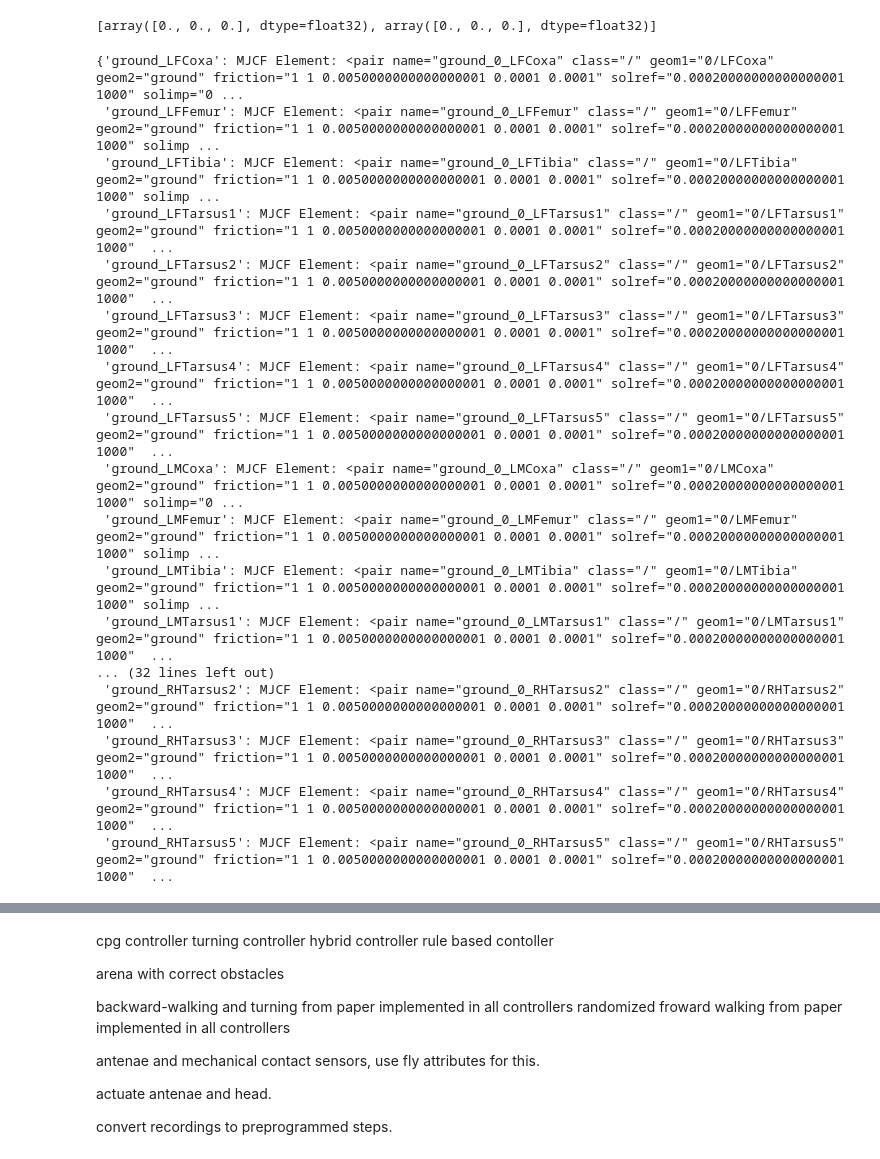
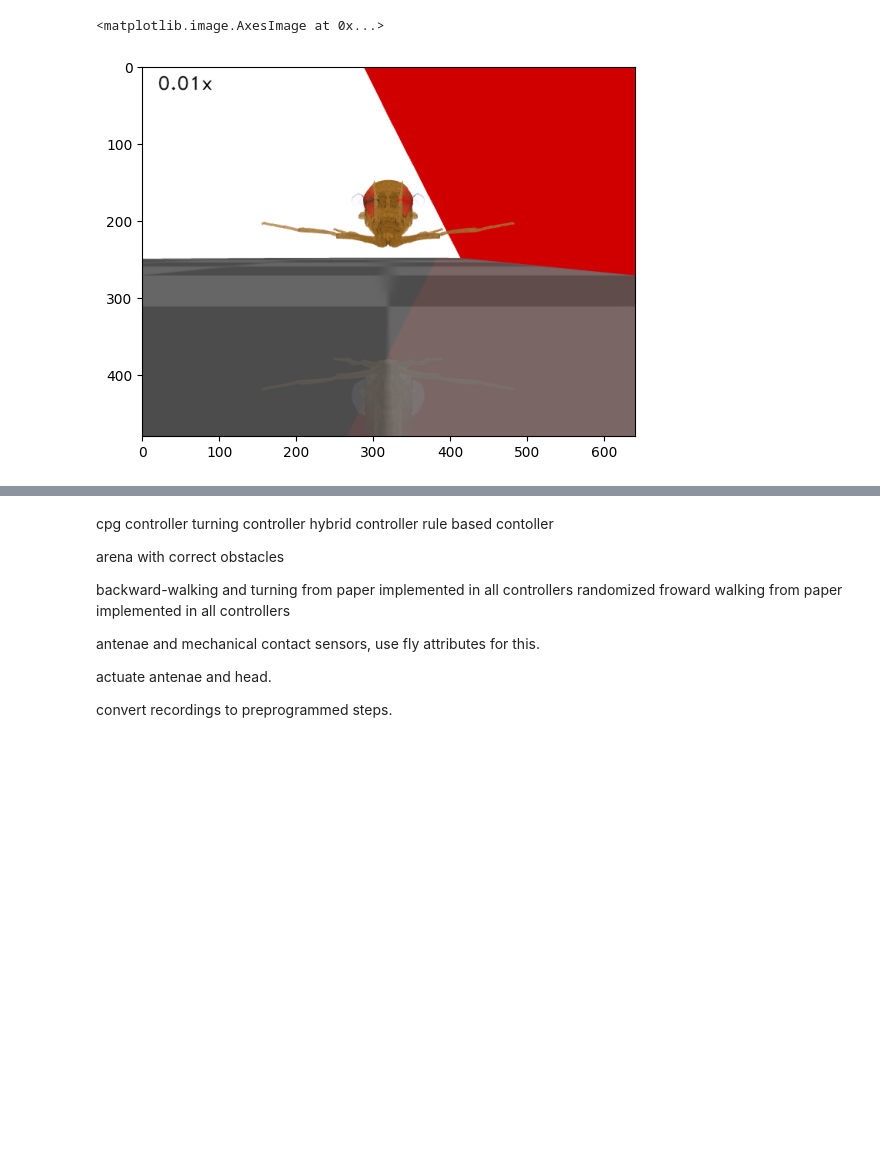
Before and after one commit to danielmaleh/CoBAR_grp7, a Jupyter notebook: main_daniel.ipynb, the cells around one changed output, grey strips where cells are left out. Cells and saved outputs as stored; diff of their text form; code cells hidden in the pictures; blank space fills up the shorter version.

```diff
--- a/main_daniel.ipynb
+++ b/main_daniel.ipynb
@@ -64,24 +64,4 @@ floor_contacts
 # %%
-# most of the parameters previously passed to Parameters are now passed to Fly.
-# check the documentation for more details.
-fly = Fly(
-    spawn_pos=(0, 0, 0.5),
-    actuated_joints=actuated_joints,
-    contact_sensor_placements=["LArista", "RArista"],
-    # floor_collisions=floor_contacts,
-)
-
-cameras = [
-    Camera(fly=fly, camera_id=f"Animat/camera_{side}", window_size=(256, 256))
-    for side in ["left", "right", "top", "front", "head_zoomin", "left_top_zoomout"]
-]
-
-cam = Camera(
-    fly=fly,
-    # camera_id="Animat/camera_head_zoomin",
-    camera_id="Animat/camera_front_zoomout_long",
-)
-
 # Initialize CPG network
 intrinsic_freqs = np.ones(6) * 12
 intrinsic_amps = np.ones(6) * 1
@@ -107,39 +87,66 @@ cpg = cpg_controller.CPGNetwork(
         convergence_coefs=convergence_coefs,
     )
 
+# most of the parameters previously passed to Parameters are now passed to Fly.
+# check the documentation for more details.
+fly = Fly(
+    spawn_pos=(0, 0, 0.5),
+    actuated_joints=actuated_joints,
+    contact_sensor_placements=["LArista", "RArista"],
+    # floor_collisions=floor_contacts,
+)
+
+# cameras = [
+#     Camera(fly=fly, camera_id=f"Animat/camera_{side}", window_size=(256, 256))
+#     for side in ["left", "right", "top", "front", "head_zoomin", "left_top_zoomout"]
+# ]
+
+cam = Camera(
+    fly=fly,
+    # camera_id="Animat/camera_head_zoomin",
+    camera_id="Animat/camera_front",
+    play_speed=0.01,
+)
+
 arena = ct.FloatingInclinedBlockArena()
 arena1 = ct.MixedTerrain()
 arena2 = ct.BlocksTerrain()
 arena3 = ba.FlatTerrain()
 arena4 = ba.ObstacleArenaGrp7()
 
 fly._define_observation_space(arena4)
 
 sim = SingleFlySimulation(
     fly=fly,
     cameras=cam,
-    arena=arena3,
+    arena=arena4,
+    #gravity=(0, 0, 9810),
 )
-obs, info = sim.reset()
+# obs, info = sim.reset()
 
 fly.change_segment_color(sim.physics, "LArista", (1, 0, 0, 0.5))
 
 import imageio
 
 # with imageio.get_writer(save_dir / "multiview.mp4", fps=cameras[0].fps) as writer:
 #     for i in trange(target_num_steps):
 #         joint_pos = data_block[:, i]
 #         action = {"joints": joint_pos}
 #         obs, reward, terminated, truncated, info = sim.step(action)
 #         images = sim.render()
 
 #         if all(i is not None for i in images):
 #             frame = np.concatenate(images, axis=1)
 #             writer.append_data(frame)
 images = sim.render()
 
 # note that save_video is a method of Camera instead of Simulation
 # cam.save_video(save_dir / "single_fly.mp4")
+
+plt.imshow(images[0])
+# %% [output]
+<matplotlib.image.AxesImage at 0x...>
+[figure, added]
 # %%
 from flygym.examples.common import PreprogrammedSteps
 
@@ -152,33 +161,11 @@ sim.cameras[0].save_video("./outputs/cpg_controller.mp4")
 # %%
 # print(obs['contact_forces'])
 
-antenae_contact = [obs['contact_forces'][0] , obs['contact_forces'][1]]
-print(antenae_contact)
+# antenae_contact = [obs['contact_forces'][0] , obs['contact_forces'][1]]
+# print(antenae_contact)
 
 # if antenae_contact[0] > 0.5 and antenae_contact[1] > 0.5:
 #     fly.backward_walking(antenae_contact[0], antenae_contact[1])\
 #     # fly.change_segment_color for when antenae are touched.
 # else :
 #     fly.forward_walking()
-# %% [output]
-[array([0., 0., 0.], dtype=float32), array([0., 0., 0.], dtype=float32)]
-# %%
-fly._floor_contacts
-# %% [output]
-{'ground_LFCoxa': MJCF Element: <pair name="ground_0_LFCoxa" class="/" geom1="0/LFCoxa" geom2="ground" friction="1 1 0.0050000000000000001 0.0001 0.0001" solref="0.00020000000000000001 1000" solimp="0 ...
- 'ground_LFFemur': MJCF Element: <pair name="ground_0_LFFemur" class="/" geom1="0/LFFemur" geom2="ground" friction="1 1 0.0050000000000000001 0.0001 0.0001" solref="0.00020000000000000001 1000" solimp ...
- 'ground_LFTibia': MJCF Element: <pair name="ground_0_LFTibia" class="/" geom1="0/LFTibia" geom2="ground" friction="1 1 0.0050000000000000001 0.0001 0.0001" solref="0.00020000000000000001 1000" solimp ...
- 'ground_LFTarsus1': MJCF Element: <pair name="ground_0_LFTarsus1" class="/" geom1="0/LFTarsus1" geom2="ground" friction="1 1 0.0050000000000000001 0.0001 0.0001" solref="0.00020000000000000001 1000"  ...
- 'ground_LFTarsus2': MJCF Element: <pair name="ground_0_LFTarsus2" class="/" geom1="0/LFTarsus2" geom2="ground" friction="1 1 0.0050000000000000001 0.0001 0.0001" solref="0.00020000000000000001 1000"  ...
- 'ground_LFTarsus3': MJCF Element: <pair name="ground_0_LFTarsus3" class="/" geom1="0/LFTarsus3" geom2="ground" friction="1 1 0.0050000000000000001 0.0001 0.0001" solref="0.00020000000000000001 1000"  ...
- 'ground_LFTarsus4': MJCF Element: <pair name="ground_0_LFTarsus4" class="/" geom1="0/LFTarsus4" geom2="ground" friction="1 1 0.0050000000000000001 0.0001 0.0001" solref="0.00020000000000000001 1000"  ...
- 'ground_LFTarsus5': MJCF Element: <pair name="ground_0_LFTarsus5" class="/" geom1="0/LFTarsus5" geom2="ground" friction="1 1 0.0050000000000000001 0.0001 0.0001" solref="0.00020000000000000001 1000"  ...
- 'ground_LMCoxa': MJCF Element: <pair name="ground_0_LMCoxa" class="/" geom1="0/LMCoxa" geom2="ground" friction="1 1 0.0050000000000000001 0.0001 0.0001" solref="0.00020000000000000001 1000" solimp="0 ...
- 'ground_LMFemur': MJCF Element: <pair name="ground_0_LMFemur" class="/" geom1="0/LMFemur" geom2="ground" friction="1 1 0.0050000000000000001 0.0001 0.0001" solref="0.00020000000000000001 1000" solimp ...
- 'ground_LMTibia': MJCF Element: <pair name="ground_0_LMTibia" class="/" geom1="0/LMTibia" geom2="ground" friction="1 1 0.0050000000000000001 0.0001 0.0001" solref="0.00020000000000000001 1000" solimp ...
- 'ground_LMTarsus1': MJCF Element: <pair name="ground_0_LMTarsus1" class="/" geom1="0/LMTarsus1" geom2="ground" friction="1 1 0.0050000000000000001 0.0001 0.0001" solref="0.00020000000000000001 1000"  ...
-... (32 lines left out)
- 'ground_RHTarsus2': MJCF Element: <pair name="ground_0_RHTarsus2" class="/" geom1="0/RHTarsus2" geom2="ground" friction="1 1 0.0050000000000000001 0.0001 0.0001" solref="0.00020000000000000001 1000"  ...
- 'ground_RHTarsus3': MJCF Element: <pair name="ground_0_RHTarsus3" class="/" geom1="0/RHTarsus3" geom2="ground" friction="1 1 0.0050000000000000001 0.0001 0.0001" solref="0.00020000000000000001 1000"  ...
- 'ground_RHTarsus4': MJCF Element: <pair name="ground_0_RHTarsus4" class="/" geom1="0/RHTarsus4" geom2="ground" friction="1 1 0.0050000000000000001 0.0001 0.0001" solref="0.00020000000000000001 1000"  ...
- 'ground_RHTarsus5': MJCF Element: <pair name="ground_0_RHTarsus5" class="/" geom1="0/RHTarsus5" geom2="ground" friction="1 1 0.0050000000000000001 0.0001 0.0001" solref="0.00020000000000000001 1000"  ...
```
Also changed, not shown: parts of 7 cells of this notebook, 1 other file.
